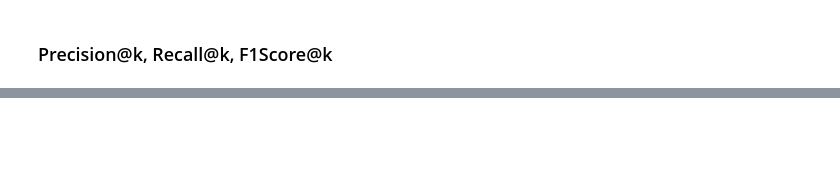
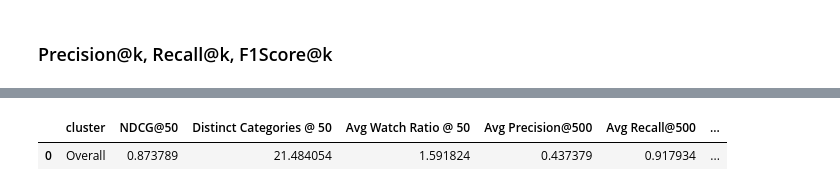
Before and after one commit to jiaawe/kuaishou-recommender, a Jupyter notebook: evaluation/ncf_evaluation.ipynb, the cells around one changed output, grey strips where cells are left out. Cells and saved outputs as stored; diff of their text form; code cells hidden in the pictures; blank space fills up the shorter version.

```diff
--- a/evaluation/ncf_evaluation.ipynb
+++ b/evaluation/ncf_evaluation.ipynb
@@ -491,8 +518,6 @@ def get_user_precision_recall_f1_at_k(k, user_id, recommendations, ground_truth,
     return precision, recall, f1
 # %%
-threshold = 0.5
-
 # Precision, recall, and F1 @ 50 for user 14
-precision, recall, f1 = get_user_precision_recall_f1_at_k(50, 14, recommendations, ground_truth, threshold)
+precision, recall, f1 = get_user_precision_recall_f1_at_k(500, 14, recommendations, ground_truth, 0.5)
 precision, recall, f1
 # %% [output]
@@ -548,3 +595,0 @@ def get_precision_recall_f1_at_k(k, recommendations, ground_truth, threshold):
-# %%
-k = 400
-avg_precision, avg_recall, avg_f1, cluster_precision, cluster_recall, cluster_f1 = get_precision_recall_f1_at_k(k, recommendations, ground_truth, threshold)
@@ -584,0 +650,6 @@ metrics_df4
+# %%
+k1 = 50
+k2 = 500
+threshold = 0.7
+
+metrics_df = get_all_metrics(k1, k2, ground_truth, recommendations, video_data, threshold, by_cluster=True)
@@ -584,0 +665,7 @@ metrics_df4
+# %%
+metrics_df_overall = get_all_metrics(k1, k2, ground_truth, recommendations, video_data, threshold, by_cluster=False)
+# %%
+metrics_df_overall
+# %% [output]
+|  | cluster | NDCG@50 | Distinct Categories @ 50 | Avg Watch Ratio @ 50 | Avg Precision@500 | Avg Recall@500 | ... |
+| 0 | Overall | 0.873789 | 21.484054 | 1.591824 | 0.437379 | 0.917934 | ... |
```
Also changed, not shown: parts of 27 cells of this notebook, 1 other file.
